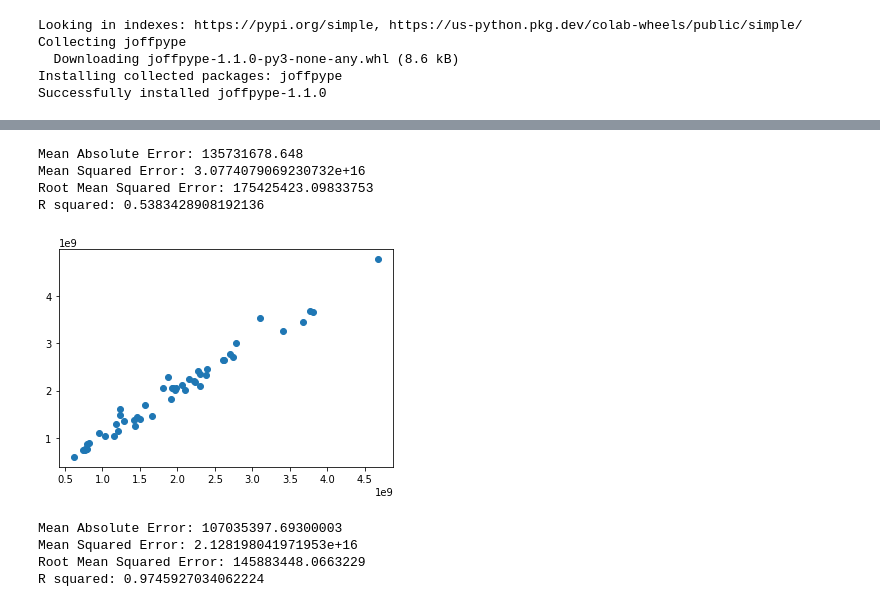
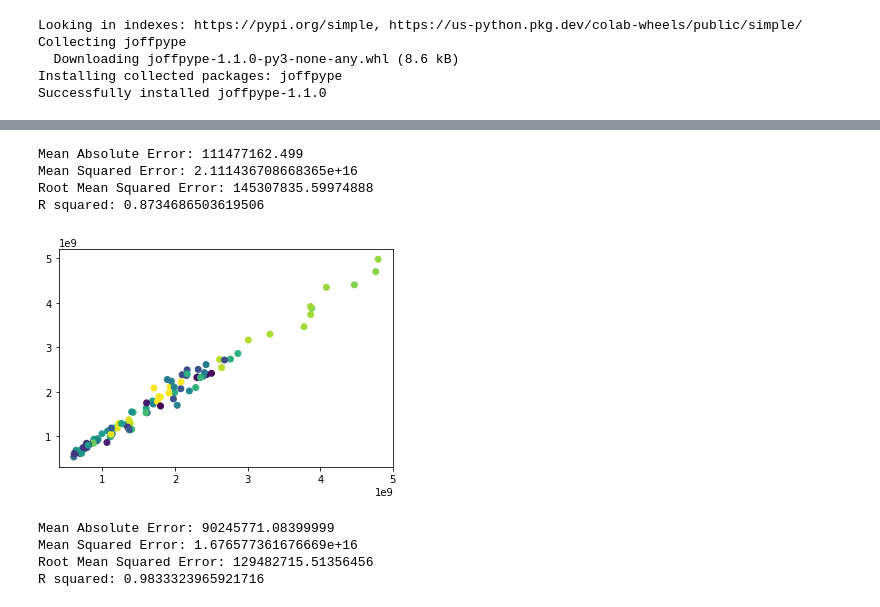
Before and after one commit to jfsalzmann/gasprices, a Jupyter notebook: learning/midterm_fixed_randomforest_sarima.ipynb, the cells around one changed output, grey strips where cells are left out. Saved outputs shown, nothing was run; the diff lists cells and outputs as text; code cells hidden in the pictures.

```diff
--- a/learning/midterm_fixed_randomforest_sarima.ipynb
+++ b/learning/midterm_fixed_randomforest_sarima.ipynb
@@ -57,8 +57,8 @@ y = df['y']
 X = df.drop('y',axis=1)
 # %%
 from sklearn.model_selection import train_test_split
-X_train, X_test, y_train, y_test = train_test_split(X, y, test_size=50/1833, shuffle=False)
-X_train_s, X_test_s, y_train_s, y_test_s = train_test_split(X, y, test_size=50/1833, shuffle=True)
+X_train, X_test, y_train, y_test = train_test_split(X, y, test_size=100/1833, shuffle=False)
+X_train_s, X_test_s, y_train_s, y_test_s = train_test_split(X, y, test_size=100/1833, shuffle=True)
 # %%
 from sklearn.preprocessing import QuantileTransformer
 from sklearn.preprocessing import StandardScaler
@@ -108,23 +108,23 @@ print('Mean Squared Error:', metrics.mean_squared_error(y_test, pred))
 print('Root Mean Squared Error:', np.sqrt(metrics.mean_squared_error(y_test, pred)))
 print('R squared:', metrics.r2_score(y_test, pred))
 # %% [output]
-Mean Absolute Error: 135731678.648
-Mean Squared Error: 3.0774079069230732e+16
-Root Mean Squared Error: 175425423.09833753
-R squared: 0.5383428908192136
+Mean Absolute Error: 111477162.499
+Mean Squared Error: 2.111436708668365e+16
+Root Mean Squared Error: 145307835.59974888
+R squared: 0.8734686503619506
 # %%
 # How does the data look after seeing the description?
 
-plt.scatter(pred_s, y_test_s);
+plt.scatter(pred_s, y_test_s, c=X_test_s["date"]);
 # %% [output]
-[figure, old version]
+[figure, new version]
 # %%
 print('Mean Absolute Error:', metrics.mean_absolute_error(y_test_s, pred_s))
 print('Mean Squared Error:', metrics.mean_squared_error(y_test_s, pred_s))
 print('Root Mean Squared Error:', np.sqrt(metrics.mean_squared_error(y_test_s, pred_s)))
 print('R squared:', metrics.r2_score(y_test_s, pred_s))
 # %% [output]
-Mean Absolute Error: 107035397.69300003
-Mean Squared Error: 2.128198041971953e+16
-Root Mean Squared Error: 145883448.0663229
-R squared: 0.9745927034062224
+Mean Absolute Error: 90245771.08399999
+Mean Squared Error: 1.676577361676669e+16
+Root Mean Squared Error: 129482715.51356456
+R squared: 0.9833323965921716
```
Also changed, not shown: parts of 5 cells of this notebook.
